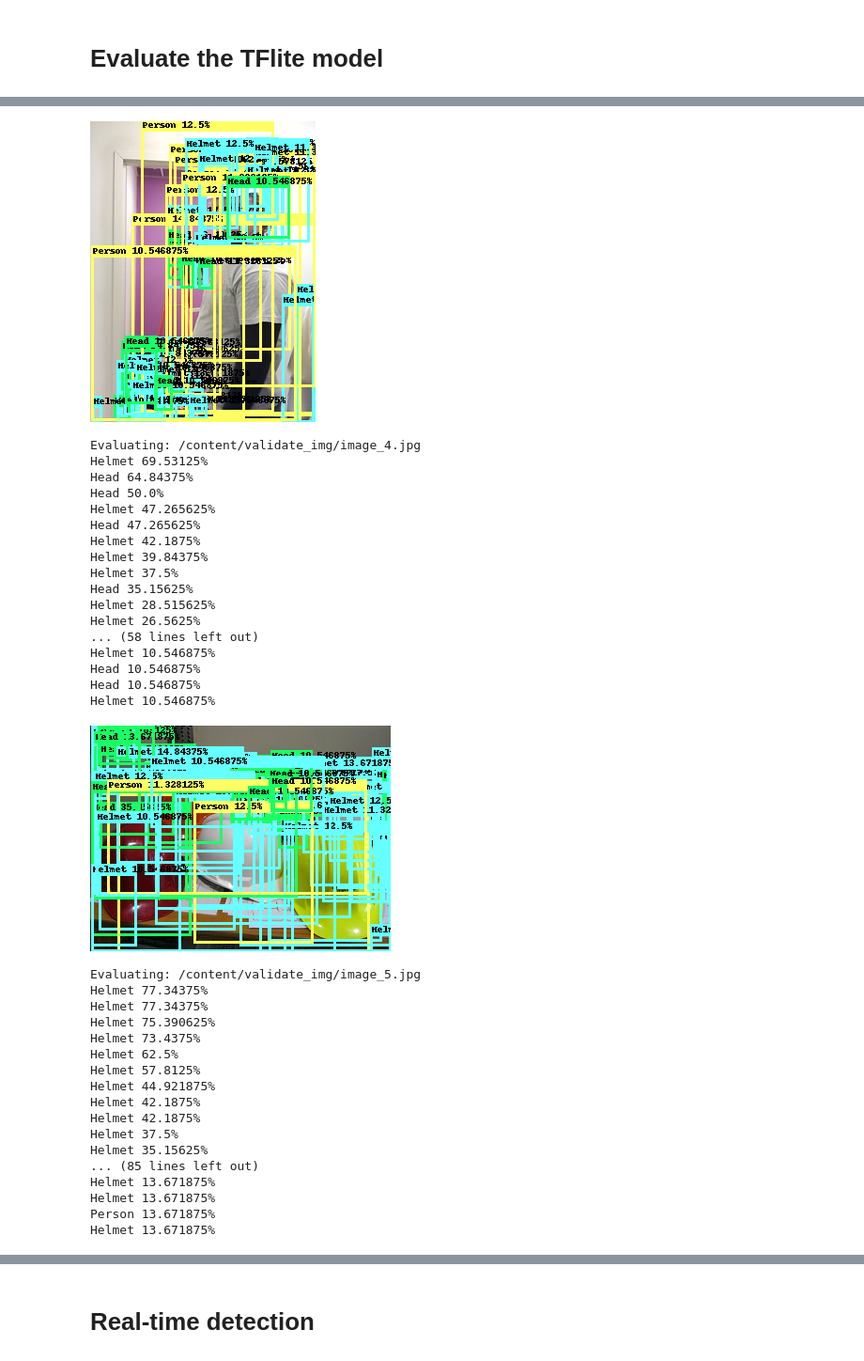
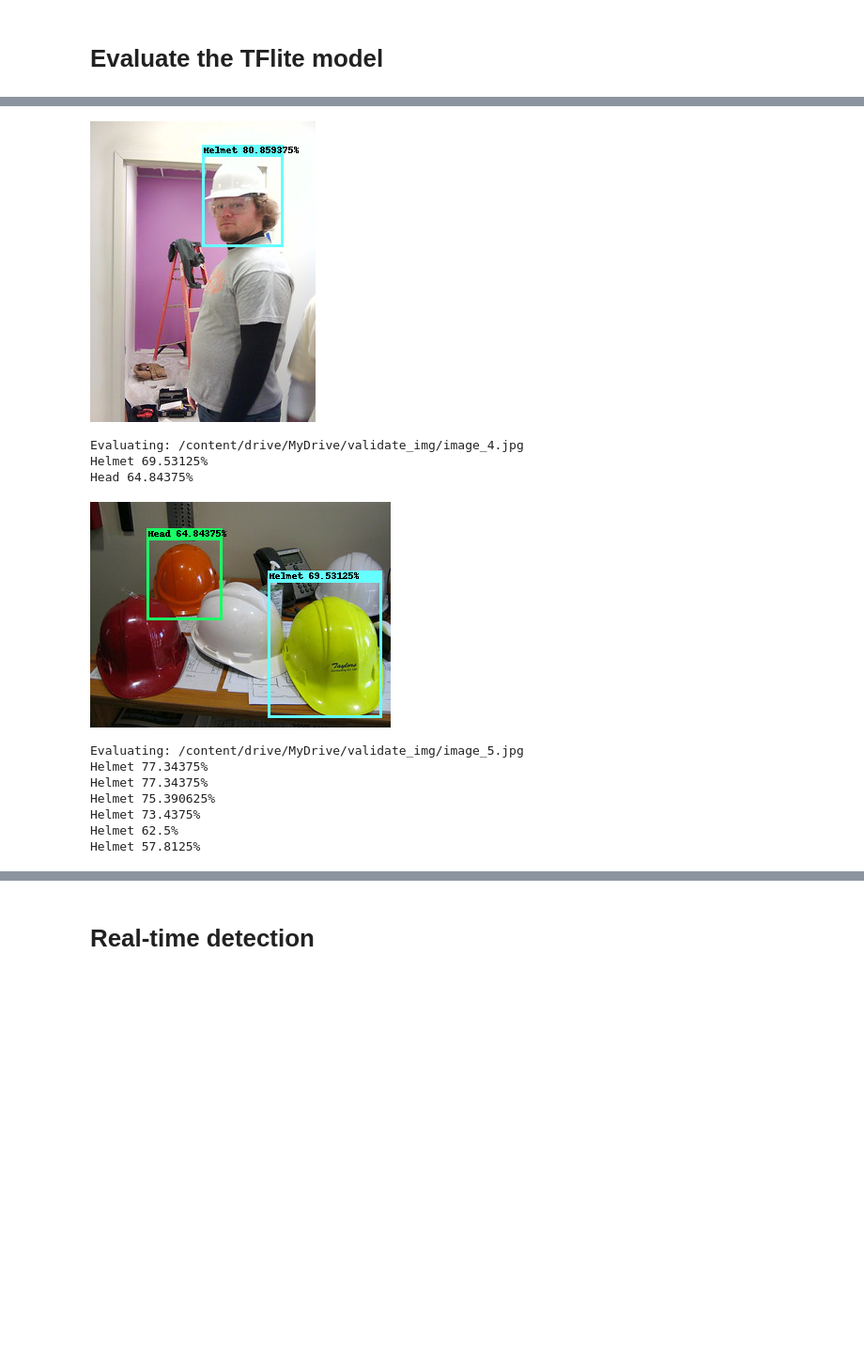
Before and after one commit to xiekg2020/DL_test, a Jupyter notebook: helmet_detection_model_example.ipynb, the cells around one changed output, grey strips where cells are left out. Shown at 94% size. Cells and saved outputs as stored; diff of their text form; code cells hidden in the pictures; blank space fills up the shorter version.

Commit message:
Use google drive and fix real-time detection

```diff
--- a/helmet_detection_model_example.ipynb
+++ b/helmet_detection_model_example.ipynb
@@ -84,0 +74,3 @@ mkdir: cannot create directory ‘/content/output_ssdlite_mobiledet_hard_hat’:
+# %%
+%cd /content/
+OUTPUT_DIR = '/content/drive/MyDrive/output_ssdlite_mobiledet_hard_hat'
@@ -137,7 +104,7 @@ with detection_graph.as_default():
     tf.import_graph_def(od_graph_def, name='')
 
 # Loads labels
-label_map = label_map_util.load_labelmap('/content/output_ssdlite_mobiledet_hard_hat/labels.txt')
+label_map = label_map_util.load_labelmap('/content/drive/MyDrive/output_ssdlite_mobiledet_hard_hat/labels.txt')
 categories = label_map_util.convert_label_map_to_categories(label_map, max_num_classes=3, use_display_name=True)
 category_index = label_map_util.create_category_index(categories)
 
@@ -164,7 +131,7 @@ def run_inference(graph, image):
       output_dict['detection_scores'] = output_dict['detection_scores'][0]
   return output_dict
 
-test_image_path = [os.path.join('/content/validate_img', 'image_{}.jpg'.format(i)) for i in range(1, 7)]
+test_image_path = [os.path.join('/content/drive/MyDrive/validate_img', 'image_{}.jpg'.format(i)) for i in range(1, 7)]
 for image_path in test_image_path:
   print('Evaluating:', image_path)
   image = Image.open(image_path)
@@ -239,7 +206,7 @@ def run_inference(interpreter, image):
 
   return boxes, classes, scores
 
-test_image_paths = [os.path.join('/content/validate_img', 'image_{}.jpg'.format(i)) for i in range(1, 7)]
+test_image_paths = [os.path.join('/content/drive/MyDrive/validate_img', 'image_{}.jpg'.format(i)) for i in range(1, 7)]
 for image_path in test_image_paths:
   print('Evaluating:', image_path)
   image = Image.open(image_path)
@@ -254,14 +221,14 @@ for image_path in test_image_paths:
   colors = {0:(25, 255, 102), 1:(102, 255, 255), 2:(255,255,100)}
   labels = read_label_file(OUTPUT_DIR + '/labels_2.txt')
   for i in range(len(boxes)):
-    if scores[i] > 0.1:
+    if scores[i] > 0.5:
       ymin = int(max(1, (boxes[i][0] * image_height)))
       xmin = int(max(1, (boxes[i][1] * image_width)))
       ymax = int(min(image_height, (boxes[i][2] * image_height)))
       xmax = int(min(image_width, (boxes[i][3] * image_width)))
       draw.rectangle((xmin, ymin, xmax, ymax), width=3, outline=colors[int(classes[i])])
       draw.rectangle((xmin, ymin, xmax, ymin-10), fill=colors[int(classes[i])])
-      text = labels[int(classes[i])] + ' ' + str(scores[i]*100) + '%'
+      text = labels[int(classes[i]) + 1] + ' ' + str(scores[i]*100) + '%'
       print(text)
       draw.text((xmin+2, ymin-10), text, fill=(0,0,0), width=2)
   display(image)
@@ -322,36 +251,12 @@ Head 10.546875%
-[figure, old version]
+[figure, new version]
-Evaluating: /content/validate_img/image_4.jpg
+Evaluating: /content/drive/MyDrive/validate_img/image_4.jpg
 Helmet 69.53125%
 Head 64.84375%
-Head 50.0%
-Helmet 47.265625%
-Head 47.265625%
-Helmet 42.1875%
-Helmet 39.84375%
-Helmet 37.5%
-Head 35.15625%
-Helmet 28.515625%
-Helmet 26.5625%
-... (58 lines left out)
-Helmet 10.546875%
-Head 10.546875%
-Head 10.546875%
-Helmet 10.546875%
-[figure, old version]
+[figure, new version]
-Evaluating: /content/validate_img/image_5.jpg
+Evaluating: /content/drive/MyDrive/validate_img/image_5.jpg
 Helmet 77.34375%
 Helmet 77.34375%
 Helmet 75.390625%
 Helmet 73.4375%
 Helmet 62.5%
 Helmet 57.8125%
-Helmet 44.921875%
-Helmet 42.1875%
-Helmet 42.1875%
-Helmet 37.5%
-Helmet 35.15625%
-... (85 lines left out)
-Helmet 13.671875%
-Helmet 13.671875%
-Person 13.671875%
-Helmet 13.671875%
```
Also changed, not shown: parts of 12 cells of this notebook.
